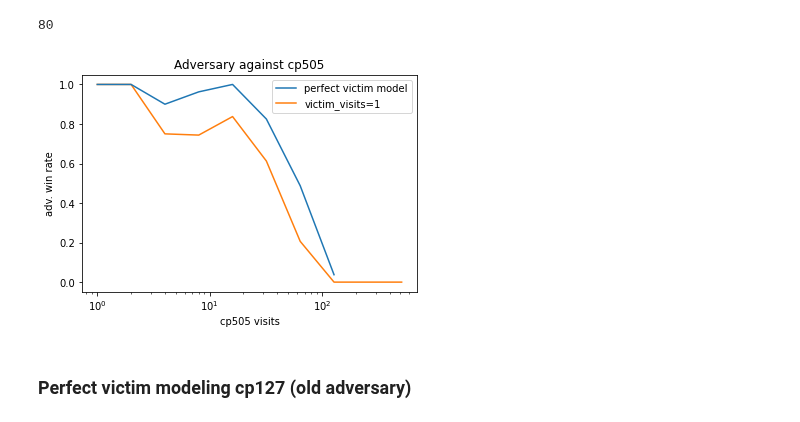
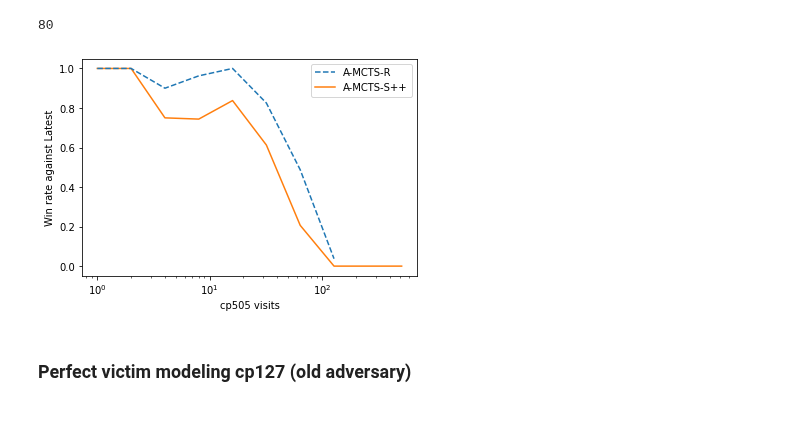
Before and after one commit to AlignmentResearch/go_attack, a Jupyter notebook: notebooks/iclr2022/plots.ipynb, the cells around one changed output. Saved outputs shown, nothing was run; the diff lists cells and outputs as text; code cells hidden in the pictures.

Commit message:
Update plots

```diff
--- a/notebooks/iclr2022/plots.ipynb
+++ b/notebooks/iclr2022/plots.ipynb
@@ -100,15 +100,19 @@ len(df.query("adv_name == 'adv-s34090496-v200' and victim_visits == 128"))
 # %% [output]
 80
 # %%
-df.query("adv_name == 'adv-s34090496-v200' & victim_visits <= 128").groupby("victim_visits").mean().adv_win.plot(label="perfect victim model", zorder=10);
-df.query("adv_name == 'adv-s34090496-v200-ov1'").groupby("victim_visits").mean().adv_win.plot(label="victim_visits=1")
+df.query("adv_name == 'adv-s34090496-v200' & victim_visits <= 128").groupby(
+    "victim_visits"
+).mean().adv_win.plot(label="A-MCTS-R", zorder=10, linestyle="--")
+df.query("adv_name == 'adv-s34090496-v200-ov1'").groupby(
+    "victim_visits"
+).mean().adv_win.plot(label="A-MCTS-S++")
 plt.xscale("log")
-plt.ylabel("adv. win rate")
-plt.title("Adversary against cp505")
+plt.ylabel("Win rate against Latest")
+# plt.title("Adversary against cp505")
 plt.xlabel("cp505 visits")
 plt.legend();
 # %% [output]
-[figure, old version]
+[figure, new version]
 # %% [markdown]
 ### Perfect victim modeling cp127 (old adversary)
 # %%
```
Also changed, not shown: parts of 12 cells of this notebook.
